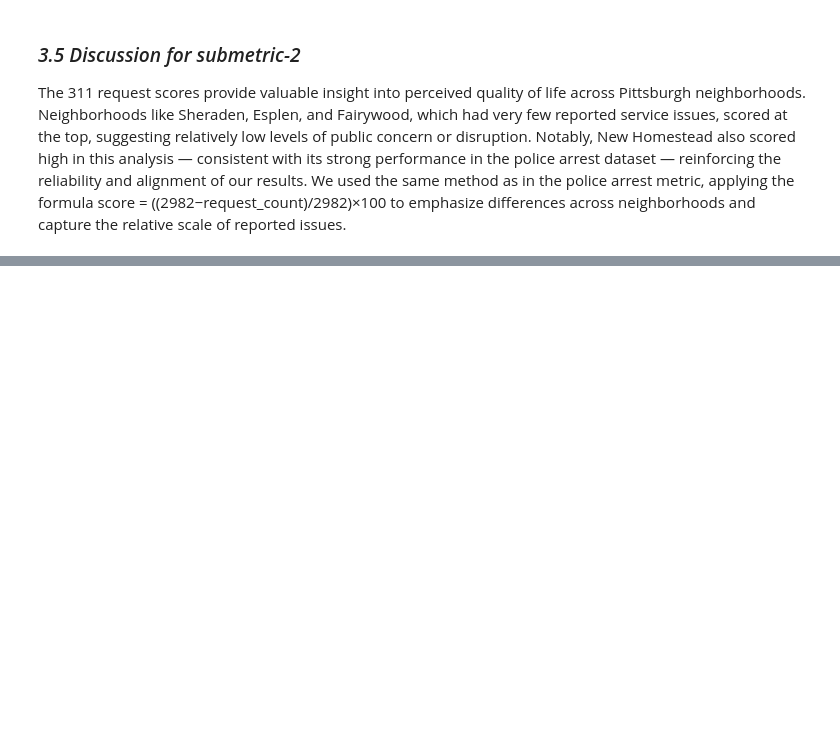
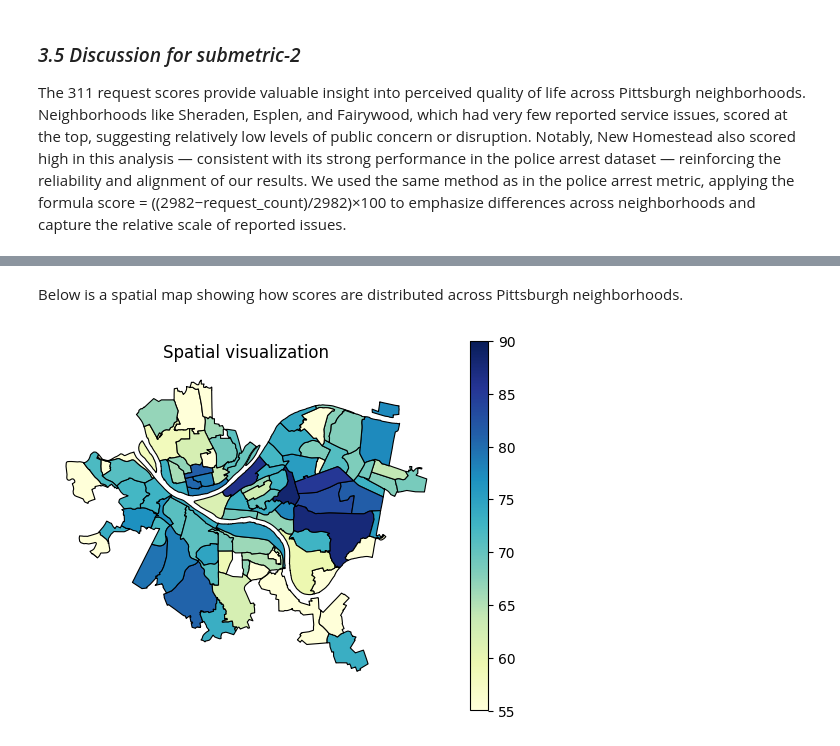
Before and after one commit to mky11w/Catnip-final-project, a Jupyter notebook: Catnip_Final_Report.ipynb, the cells around one changed output, grey strips where cells are left out. Drawn from its saved outputs; the diff is of its cells as text; code cells hidden in the pictures; blank space fills up the shorter version.

```diff
--- a/Catnip_Final_Report.ipynb
+++ b/Catnip_Final_Report.ipynb
@@ -66,0 +155,23 @@ The 311 request scores provide valuable insight into perceived quality of life a
+# %% [markdown]
+Below is a spatial map showing how scores are distributed across Pittsburgh neighborhoods.
+# %%
+import geopandas as gpd
+import pandas as pd
+
+geo = gpd.read_file("Makayla - 311 data analysis/Neighborhood boundaries/neighborhoods (1)/Neighborhoods_.shp")
+merged = geo.merge(sorted,on="hood",how="left")
+merged["Composite score"] = merged["Composite score"].fillna(0)
+merged.plot(
+    column= "Composite score",
+    cmap = "YlGnBu",
+    legend=True,
+    edgecolor="black",
+    linewidth=0.8,
+    vmin=55,
+    vmax=90
+)
+plt.title("Spatial visualization")
+plt.axis("off")
+plt.show()
+# %% [output]
+[figure, added]
```
Also changed, not shown: parts of 11 cells of this notebook, 4 other files.
